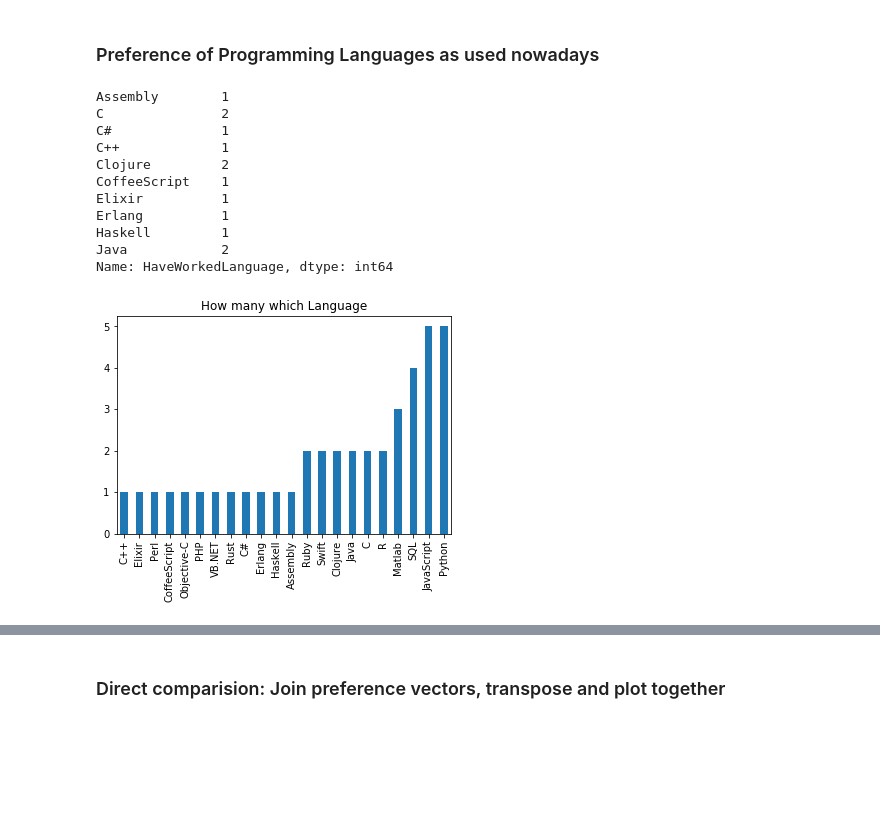
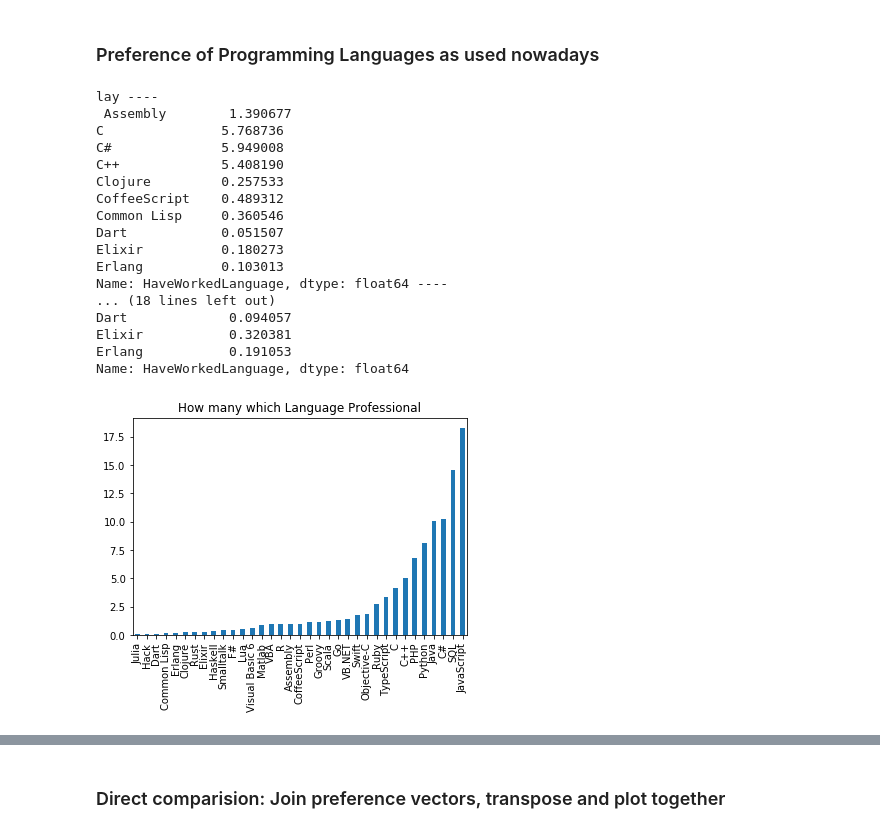
Before and after one commit to ubiquarum66/UdacityReportsDSND, a Jupyter notebook: udacity_dsnd_report1.ipynb, the cells around one changed output, grey strips where cells are left out. Cells and saved outputs as stored; diff of their text form; code cells hidden in the pictures; blank space fills up the shorter version.

```diff
--- a/udacity_dsnd_report1.ipynb
+++ b/udacity_dsnd_report1.ipynb
@@ -15,9 +15,9 @@ import seaborn as sns
 %matplotlib inline
 # %%
 
-#df = pd.read_csv('survey_results_public.csv')
+df = pd.read_csv('survey_results_public.csv')
 #shorter extract of data for debug purposes
-df = pd.read_csv('c.csv')
+#df = pd.read_csv('c.csv')
 schema = pd.read_csv('survey_results_schema.csv')
 
 df.head(3)
@@ -94,12 +94,25 @@ print(u)
 # %%
 
 def cleansData(df):
+    '''
+    INPUT:
+    df - dataframe containing NaN in either one of 3 columns
+    OUTPUT:
+    dataframe that has all NaN containing rows dropped
+    '''
     print("-----------------------")
     df = df.dropna(axis=0, subset=['HaveWorkedLanguage','WantWorkLanguage','JobSatisfaction'])
     df.reset_index(drop=True, inplace=True)
     return df
 
 def calcWeight(df):
+    '''
+    INPUT:
+    df - dataframe two master rows with semikolon-space separated language lists
+    OUTPUT:
+    df - dataframe with new column containing the dot product of the two 34 dimensional language vectors
+    This column is a crude metric of overlap of used and wished to use languages
+    '''
     for index, row in df.iterrows():
         u = createVectorFromList(mapper, row['HaveWorkedLanguage'], row['WantWorkLanguage'])
         df.loc[index, 'Weight']= u
@@ -111,6 +124,17 @@ This subroutine will explode the ; separated entries into a row for each substri
 After using this, One can create a value-count frequency analysis of the different languages.
 # %%
 def createDFwithExplodedLanguage(adf,col):
+    '''
+    INPUT:
+    df - dataframe
+    col - name of column with categorical string list to explode e.g. 'C; C#; Haskell'
+    OUTPUT:
+    df - with e.g. 2 new rows where the list is exploded, all other columns unharmed.
+    e.g. ...C
+         ...C#
+         ...Haskell
+    name of column stays the same
+    '''
     df = adf.copy()
     s = df[col].str.split('; ').apply(pd.Series, 1).stack()
     s.index = s.index.droplevel(-1) # to line up with xdf's index
@@ -275,24 +307,40 @@ plt.savefig("kindoflanguagediscrepancy.png")
 # %%
 # step by step demo:
 # apply value_counts and sort by language name -- later on for join operation
-md = rds['HaveWorkedLanguage'].value_counts().sort_index()
-print(md.head(10))
+prods = rds[rds.Professional == 'Professional developer']
+layds = rds[rds.Professional != 'Professional developer']
+
+md = rds['HaveWorkedLanguage'].value_counts().sort_index()/rds.shape[0]*100.
+promd = prods['HaveWorkedLanguage'].value_counts().sort_index()/prods.shape[0]*100.
+laymd = layds['HaveWorkedLanguage'].value_counts().sort_index()/layds.shape[0]*100.
+print('lay ----\n', laymd.head(10), '----\n',  md.head(10), 'pro ----\n',  promd.head(10))
 
 # apply value_counts and sort by value count  -- plot of preference
-((rds['HaveWorkedLanguage'].value_counts()).sort_values()).plot(kind="bar");
+((rds['HaveWorkedLanguage'].value_counts()).sort_values()/rds.shape[0]*100.).plot(kind="bar");
 plt.title("How many which Language");
 plt.savefig("kindofcountlang.png")
+
+# apply value_counts and sort by value count  -- plot of preference
+((prods['HaveWorkedLanguage'].value_counts()).sort_values()/prods.shape[0]*100.).plot(kind="bar");
+plt.title("How many which Language Professional");
+plt.savefig("kindofcountlangpro.png")
 # %% [output]
-Assembly        1
-C               2
-C#              1
-C++             1
-Clojure         2
-CoffeeScript    1
-Elixir          1
-Erlang          1
-Haskell         1
-Java            2
-Name: HaveWorkedLanguage, dtype: int64
+lay ----
+ Assembly        1.390677
+C               5.768736
+C#              5.949008
+C++             5.408190
+Clojure         0.257533
+CoffeeScript    0.489312
+Common Lisp     0.360546
+Dart            0.051507
+Elixir          0.180273
+Erlang          0.103013
+Name: HaveWorkedLanguage, dtype: float64 ----
+... (18 lines left out)
+Dart             0.094057
+Elixir           0.320381
+Erlang           0.191053
+Name: HaveWorkedLanguage, dtype: float64
-[figure, old version]
+[figure, new version]
 # %%
```
Also changed, not shown: parts of 8 cells of this notebook, 2 other files.
